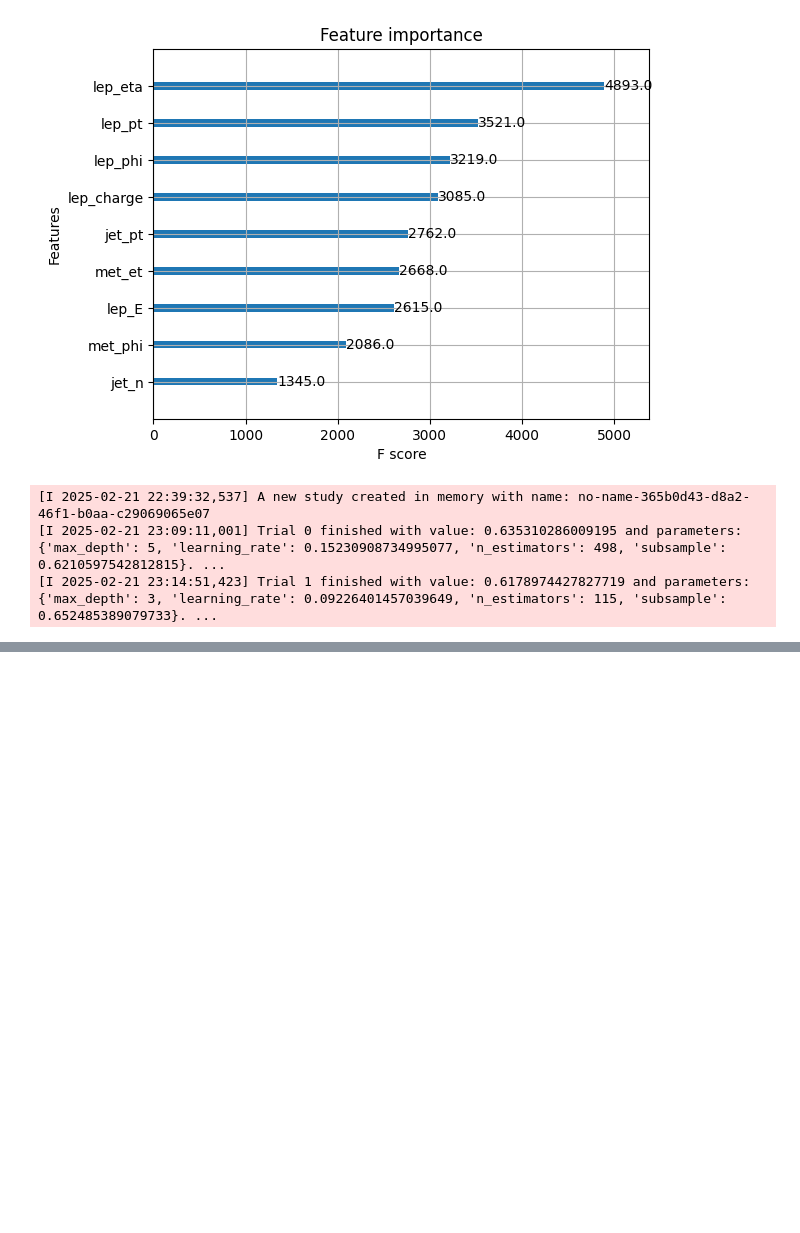
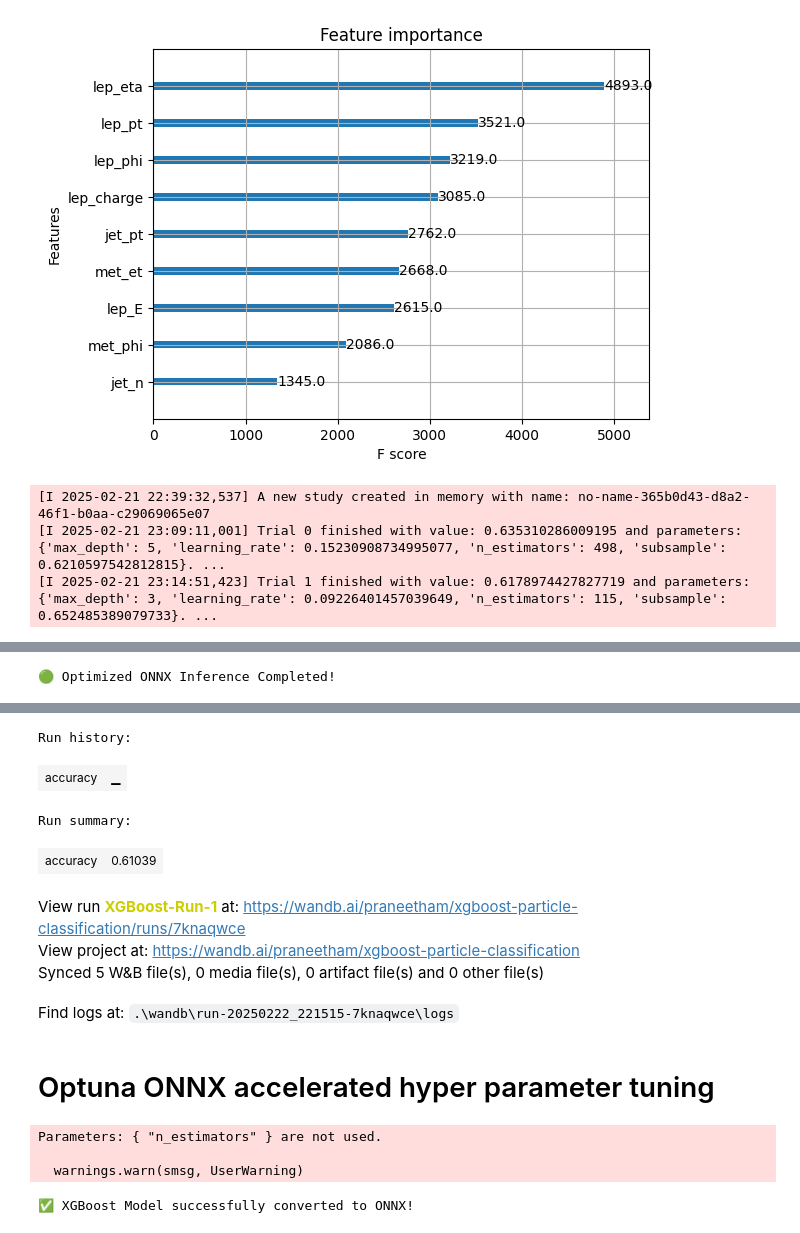
Before and after one commit to saipraneethamvudutha/High-Energy-Particle-Detection-and-Classification, a Jupyter notebook: FINAL_1.ipynb, the cells around one changed output, grey strips where cells are left out. Cells and saved outputs as stored; diff of their text form; code cells hidden in the pictures; blank space fills up the shorter version.

```diff
--- a/FINAL_1.ipynb
+++ b/FINAL_1.ipynb
@@ -350,0 +422,24 @@ print("Best hyperparameters:", study.best_params)
+# %%
+options = ort.SessionOptions()
+options.graph_optimization_level = ort.GraphOptimizationLevel.ORT_ENABLE_ALL
+
+session = ort.InferenceSession("xgboost_model.onnx", options, providers=["DmlExecutionProvider"])
+
+# Run batch inference
+outputs = session.run(None, {"float_input": X_test.to_numpy().astype(np.float32)})
+
+print("🟢 Optimized ONNX Inference Completed!")
+# %% [output]
+🟢 Optimized ONNX Inference Completed!
+# %%
+import wandb
+
+# Initialize W&B project
+wandb.init(project="xgboost-onnx-inference", name="ONNX DirectML Test")
+
+# Log inference performance
+wandb.log({"accuracy": accuracy_score(y_test, outputs[0])})
+
+# Finish logging
+wandb.finish()
+# %% [output]
@@ -350,0 +447,10 @@ print("Best hyperparameters:", study.best_params)
+Run history:
+| accuracy | ▁ |
+Run summary:
+| accuracy | 0.61039 |
+View run XGBoost-Run-1 at: https://wandb.ai/praneetham/xgboost-particle-classification/runs/7knaqwce
+View project at: https://wandb.ai/praneetham/xgboost-particle-classification
+Synced 5 W&B file(s), 0 media file(s), 0 artifact file(s) and 0 other file(s)
+Find logs at: .\wandb\run-20250222_221515-7knaqwce\logs
+# %% [markdown]
+# Optuna ONNX accelerated hyper parameter tuning
@@ -350,0 +468,37 @@ print("Best hyperparameters:", study.best_params)
+# %%
+import xgboost as xgb
+
+# Create DMatrix for training
+dtrain = xgb.DMatrix(X_train, label=y_train)
+
+# Define model parameters
+params = {
+    "objective": "multi:softmax",
+    "num_class": len(y_train.unique()),
+    "learning_rate": 0.1,
+    "max_depth": 6,
+    "n_estimators": 100
+}
+
+# Train XGBoost model
+model = xgb.train(params, dtrain, num_boost_round=100)
+# %% [output]
+Parameters: { "n_estimators" } are not used.
+
+  warnings.warn(smsg, UserWarning)
+# %%
+import onnxmltools
+from onnxmltools.convert.common.data_types import FloatTensorType
+
+# Define input type
+initial_type = [("float_input", FloatTensorType([None, X_train.shape[1]]))]
+
+# Convert model to ONNX
+onnx_model = onnxmltools.convert_xgboost(model, initial_types=initial_type)
+
+# Save ONNX model
+onnxmltools.utils.save_model(onnx_model, "xgboost_optimized.onnx")
+
+print("✅ XGBoost Model successfully converted to ONNX!")
+# %% [output]
+✅ XGBoost Model successfully converted to ONNX!
```
Also changed, not shown: parts of 17 cells of this notebook.
